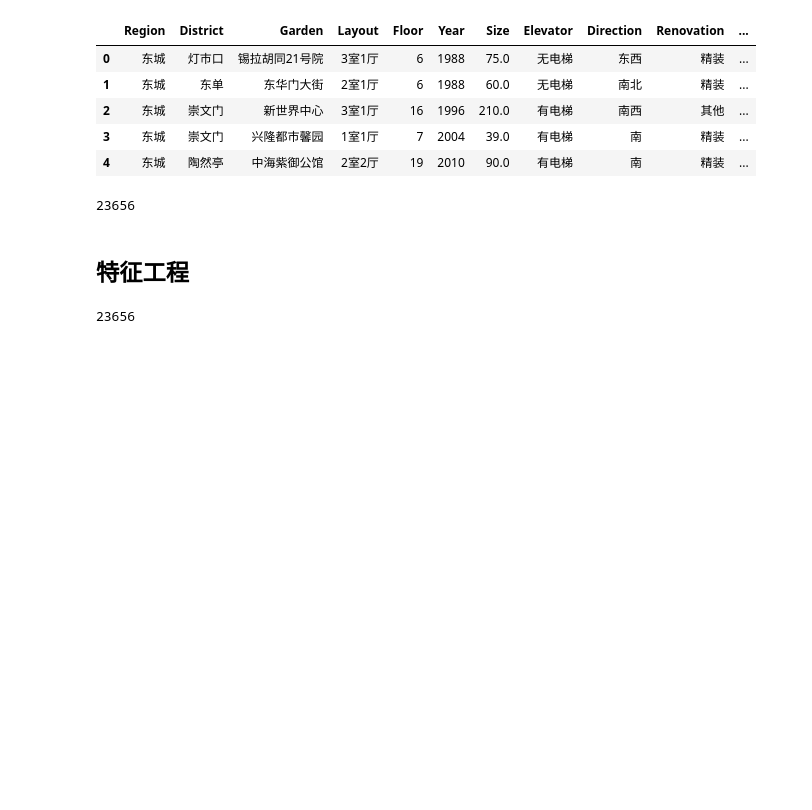
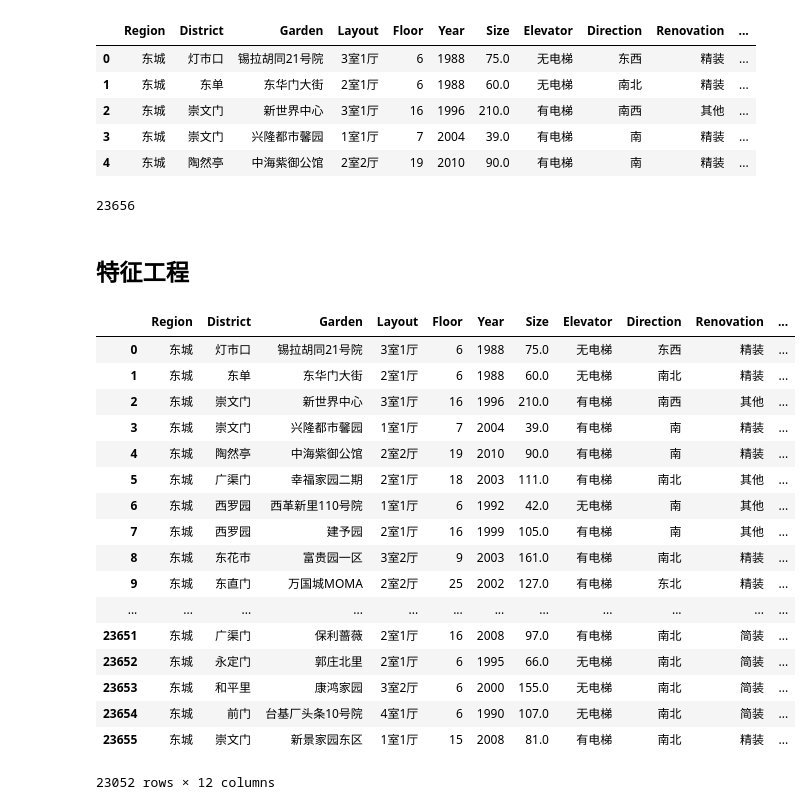
Before and after one commit to AlanConstantine/DataScienceProjects, a Jupyter notebook: 1_SecondHandHousing/FeatureEngineeringandDataPrediction.ipynb, the cells around one changed output. Saved outputs shown, nothing was run; the diff lists cells and outputs as text; code cells hidden in the pictures; blank space fills up the shorter version.

```diff
--- a/1_SecondHandHousing/FeatureEngineeringandDataPrediction.ipynb
+++ b/1_SecondHandHousing/FeatureEngineeringandDataPrediction.ipynb
@@ -34,9 +34,27 @@ len(df)
 23656
 # %% [markdown]
 ## 特征工程
-# %%
-# 移除结构异常和房屋大小异常值
-df = df.loc[(df['Layout'] != '叠拼别墅') & (df['Size'] < 1000)]
-len(df)
-# %% [output]
-23656
+# %%
+# 只考虑“室”和“厅”，将其它少数“房间”和“卫”移除
+# 原链接的代码错误，这里进行修改
+# df.loc[(df['Layout'].str.extract('^\d(.*?)\d.*?') == '厅')]
+df.loc[(df['Layout'].str.extract('^\d(.*?)\d.*?') == '室')[0]]
+# %% [output]
+|  | Region | District | Garden | Layout | Floor | Year | Size | Elevator | Direction | Renovation | ... |
+| 0 | 东城 | 灯市口 | 锡拉胡同21号院 | 3室1厅 | 6 | 1988 | 75.0 | 无电梯 | 东西 | 精装 | ... |
+| 1 | 东城 | 东单 | 东华门大街 | 2室1厅 | 6 | 1988 | 60.0 | 无电梯 | 南北 | 精装 | ... |
+| 2 | 东城 | 崇文门 | 新世界中心 | 3室1厅 | 16 | 1996 | 210.0 | 有电梯 | 南西 | 其他 | ... |
+| 3 | 东城 | 崇文门 | 兴隆都市馨园 | 1室1厅 | 7 | 2004 | 39.0 | 有电梯 | 南 | 精装 | ... |
+| 4 | 东城 | 陶然亭 | 中海紫御公馆 | 2室2厅 | 19 | 2010 | 90.0 | 有电梯 | 南 | 精装 | ... |
+| 5 | 东城 | 广渠门 | 幸福家园二期 | 2室1厅 | 18 | 2003 | 111.0 | 有电梯 | 南北 | 其他 | ... |
+| 6 | 东城 | 西罗园 | 西革新里110号院 | 1室1厅 | 6 | 1992 | 42.0 | 无电梯 | 南 | 其他 | ... |
+| 7 | 东城 | 西罗园 | 建予园 | 2室1厅 | 16 | 1999 | 105.0 | 有电梯 | 南 | 其他 | ... |
+| 8 | 东城 | 东花市 | 富贵园一区 | 3室2厅 | 9 | 2003 | 161.0 | 有电梯 | 南北 | 精装 | ... |
+| 9 | 东城 | 东直门 | 万国城MOMA | 2室2厅 | 25 | 2002 | 127.0 | 有电梯 | 东北 | 精装 | ... |
+| ... | ... | ... | ... | ... | ... | ... | ... | ... | ... | ... | ... |
+| 23651 | 东城 | 广渠门 | 保利蔷薇 | 2室1厅 | 16 | 2008 | 97.0 | 有电梯 | 南北 | 简装 | ... |
+| 23652 | 东城 | 永定门 | 郭庄北里 | 2室1厅 | 6 | 1995 | 66.0 | 无电梯 | 南北 | 简装 | ... |
+| 23653 | 东城 | 和平里 | 康鸿家园 | 3室2厅 | 6 | 2000 | 155.0 | 无电梯 | 南北 | 简装 | ... |
+| 23654 | 东城 | 前门 | 台基厂头条10号院 | 4室1厅 | 6 | 1990 | 107.0 | 无电梯 | 南北 | 简装 | ... |
+| 23655 | 东城 | 崇文门 | 新景家园东区 | 1室1厅 | 15 | 2008 | 81.0 | 有电梯 | 南北 | 精装 | ... |
+23052 rows × 12 columns
```
Also changed, not shown: 1 other file.
